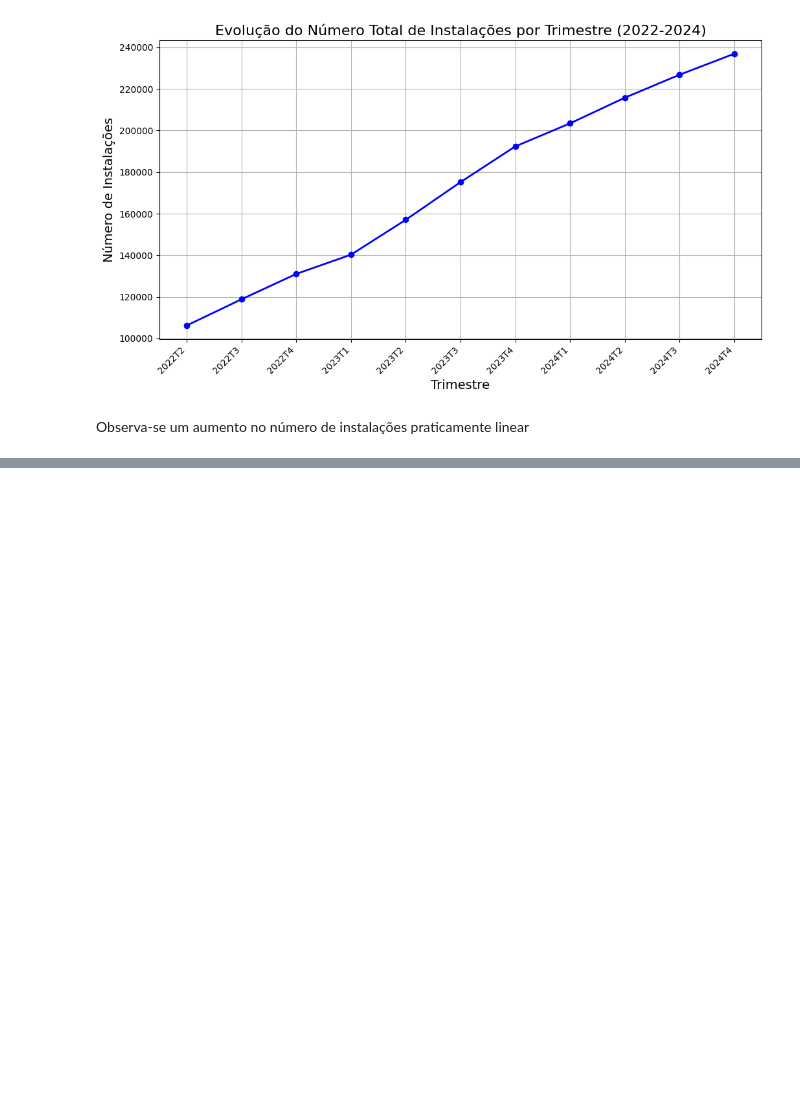
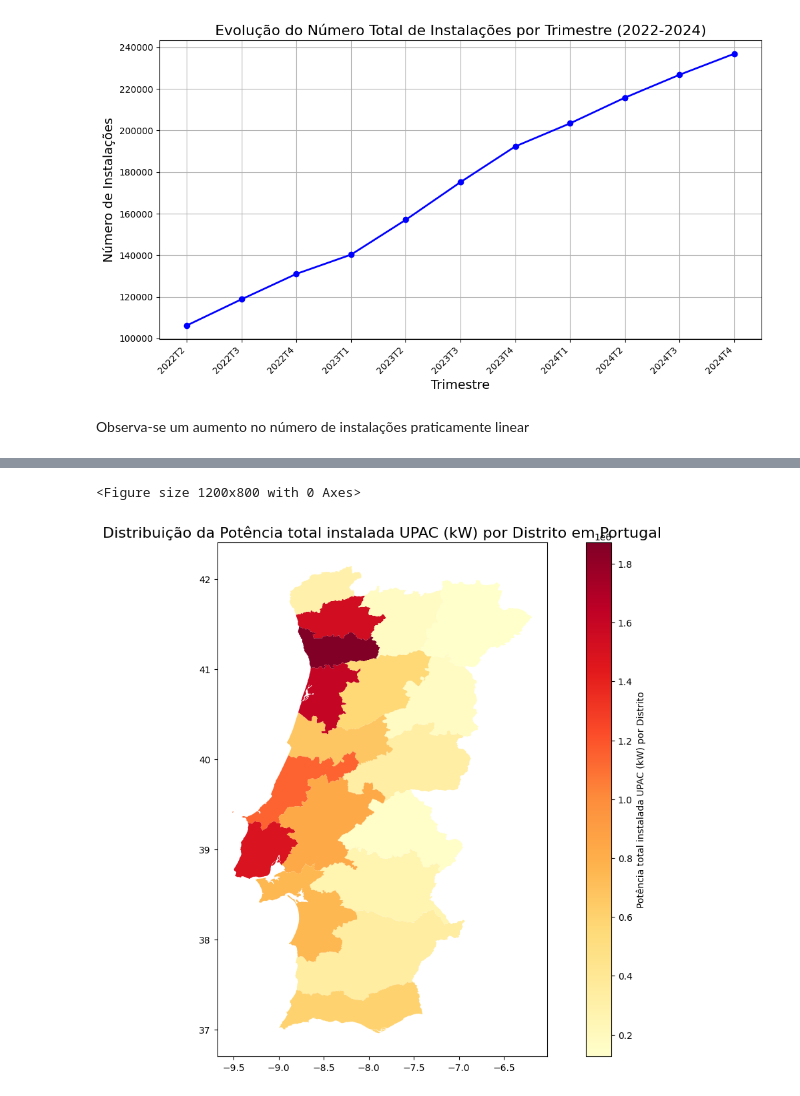
Before and after one commit to leonorsr/E-Redes, a Jupyter notebook: e-redes_autoconsumo.ipynb, the cells around one changed output, grey strips where cells are left out. Cells and saved outputs as stored; diff of their text form; code cells hidden in the pictures; blank space fills up the shorter version.

```diff
--- a/e-redes_autoconsumo.ipynb
+++ b/e-redes_autoconsumo.ipynb
@@ -224,0 +281,31 @@ Observa-se um aumento no número de instalações praticamente linear
+# %%
+mapa_pt = gpd.read_file('./pt.json')
+
+# Se o nome da coluna for diferente de 'Distrito', ajuste-o
+# Exemplo: se a coluna no shapefile for 'NAME_1', renomeie-a para 'Distrito'
+if 'NAME_1' in mapa_pt.columns:
+    mapa_pt = mapa_pt.rename(columns={'NAME_1': 'Distrito'})
+
+# Unir o DataFrame com o shapefile usando a coluna 'Distrito'
+mapa_pt = mapa_pt.merge(tabela_instalacoes, on='Distrito', how='left')
+
+# Plotar o mapa com um gradiente para o número de instalações
+plt.figure(figsize=(12, 8))
+
+# Plotando o mapa e colorindo pelos números de instalações
+# 'Número de instalacões' deve ser a coluna que contém os valores
+# Use 'viridis' para um gradiente de cores ou qualquer outro que preferir
+mapa_pt.plot(column='Potência total instalada UPAC (kW)',
+             cmap='YlOrRd',
+             legend=True,
+             figsize=(15, 10),
+             legend_kwds={'label': "Potência total instalada UPAC (kW) por Distrito", 'orientation': "vertical"})
+
+# Adicionar título
+plt.title("Distribuição da Potência total instalada UPAC (kW) por Distrito em Portugal", fontsize=16)
+
+# Exibir o mapa
+plt.show()
+# %% [output]
+<Figure size 1200x800 with 0 Axes>
+[figure, added]
```
Also changed, not shown: parts of 12 cells of this notebook.
